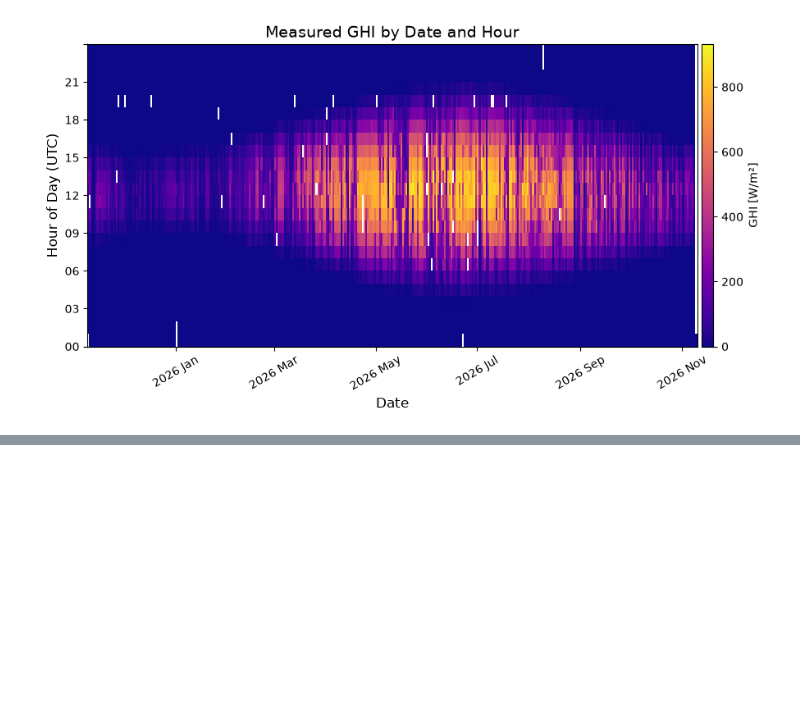
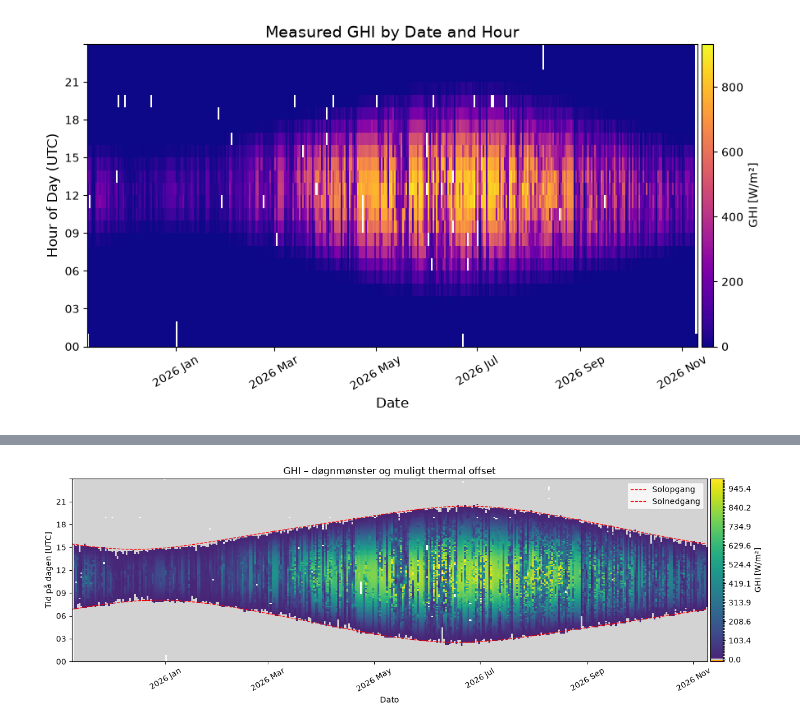
Before and after one commit to MatildeMGM/solar_forecast_project, a Jupyter notebook: notebooks/weather_measurements.ipynb, the cells around one changed output, grey strips where cells are left out. Cells and saved outputs as stored; diff of their text form; code cells hidden in the pictures; blank space fills up the shorter version.

```diff
--- a/notebooks/weather_measurements.ipynb
+++ b/notebooks/weather_measurements.ipynb
@@ -317,0 +377,55 @@ plt.show()
+# %%
+cmap, norm = solarpy.plotting.irradiance_colormap_and_norm(vmax=1000)
+
+fig, ax = plt.subplots(figsize=(13, 4.5))
+
+solarpy.plotting.plot_intraday_heatmap(
+    time=times.tz_localize(None),  # UTC, uden timezone til plottet
+    values=data["ghi"].to_numpy(),
+    time_resolution=10,
+    cmap=cmap,
+    norm=norm,
+    colorbar_label="GHI [W/m²]",
+    ax=ax,
+)
+
+# Solopgang og solnedgang for hver dato
+days = pd.date_range(
+    times.min().normalize(),
+    times.max().normalize(),
+    freq="D",
+)
+
+sun = pvlib.solarposition.sun_rise_set_transit_spa(
+    days,
+    latitude=latitude,
+    longitude=longitude,
+)
+
+for column, label in [
+    ("sunrise", "Solopgang"),
+    ("sunset", "Solnedgang"),
+]:
+    hour_utc = (
+        (sun[column] - sun.index.normalize()).dt.total_seconds() / 3600
+    )
+
+    ax.plot(
+        days.tz_localize(None),
+        hour_utc,
+        color="red",
+        linestyle="--",
+        linewidth=1,
+        label=label,
+    )
+
+ax.set(
+    title="GHI – døgnmønster og muligt thermal offset",
+    xlabel="Dato",
+    ylabel="Tid på dagen [UTC]",
+)
+ax.legend(loc="upper right")
+fig.tight_layout()
+plt.show()
+# %% [output]
+[figure, added]
```
Also changed, not shown: parts of 2 cells of this notebook.
